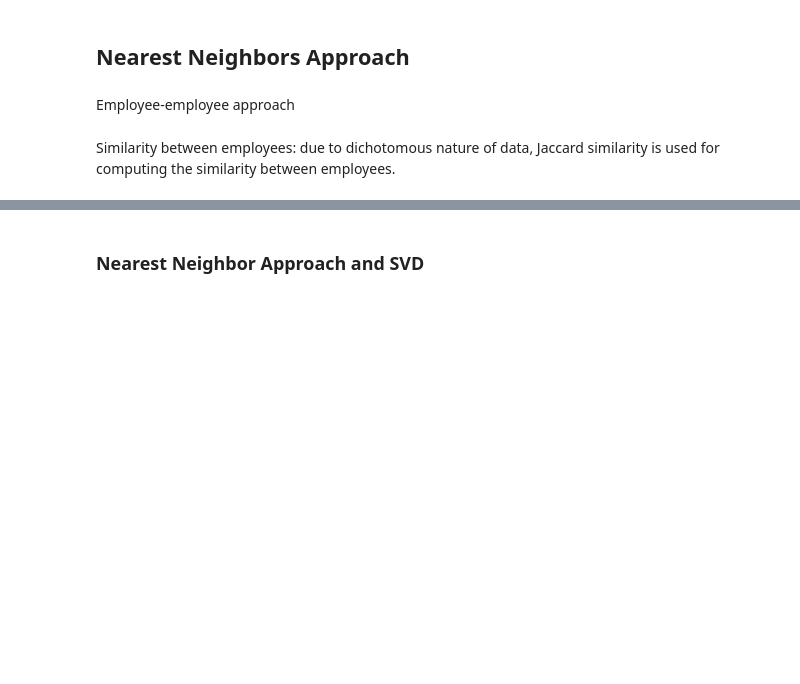
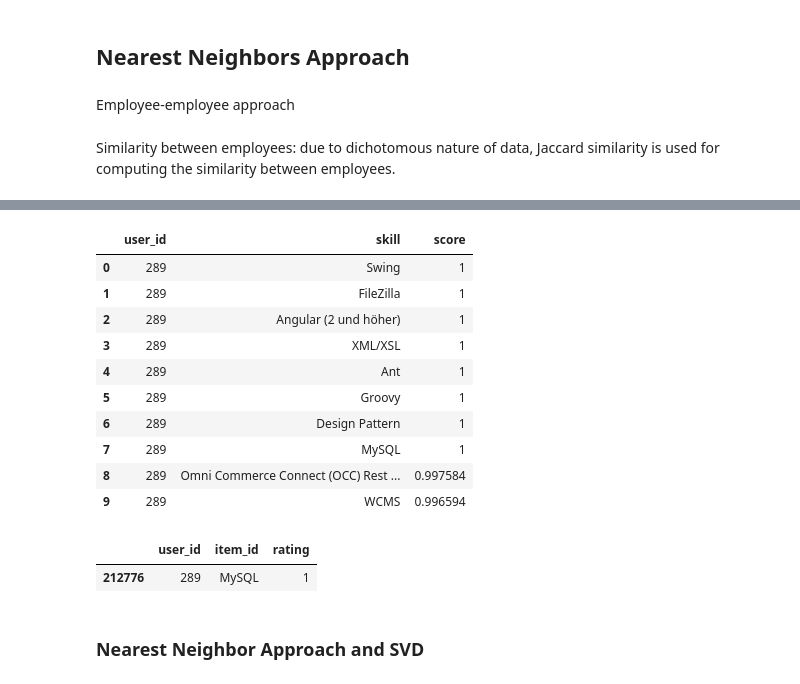
Before and after one commit to maximizer36/DS_AP, a Jupyter notebook: AP_descriptive_binary_Approach.ipynb, the cells around one changed output, grey strips where cells are left out. Cells and saved outputs as stored; diff of their text form; code cells hidden in the pictures; blank space fills up the shorter version.

```diff
--- a/AP_descriptive_binary_Approach.ipynb
+++ b/AP_descriptive_binary_Approach.ipynb
@@ -547,2 +761,22 @@ def predict_skills_for_matrix(data,n_neighbors):
+# %%
+final_recommendations.loc[(final_recommendations['user_id'] == 289)]
+# %% [output]
+|  | user_id | skill | score |
+| 0 | 289 | Swing | 1 |
+| 1 | 289 | FileZilla | 1 |
+| 2 | 289 | Angular (2 und höher) | 1 |
+| 3 | 289 | XML/XSL | 1 |
+| 4 | 289 | Ant | 1 |
+| 5 | 289 | Groovy | 1 |
+| 6 | 289 | Design Pattern | 1 |
+| 7 | 289 | MySQL | 1 |
+| 8 | 289 | Omni Commerce Connect (OCC) Rest ... | 0.997584 |
+| 9 | 289 | WCMS | 0.996594 |
+# %%
+# Looks like the user already has the recommended skills
+matrix_reshaped.loc[(matrix_reshaped['user_id'] == 289)& (matrix_reshaped['item_id'] == "MySQL")]
+# %% [output]
+|  | user_id | item_id | rating |
+| 212776 | 289 | MySQL | 1 |
 # %% [markdown]
 ### Nearest Neighbor Approach and SVD
```
Also changed, not shown: parts of 80 cells of this notebook.
